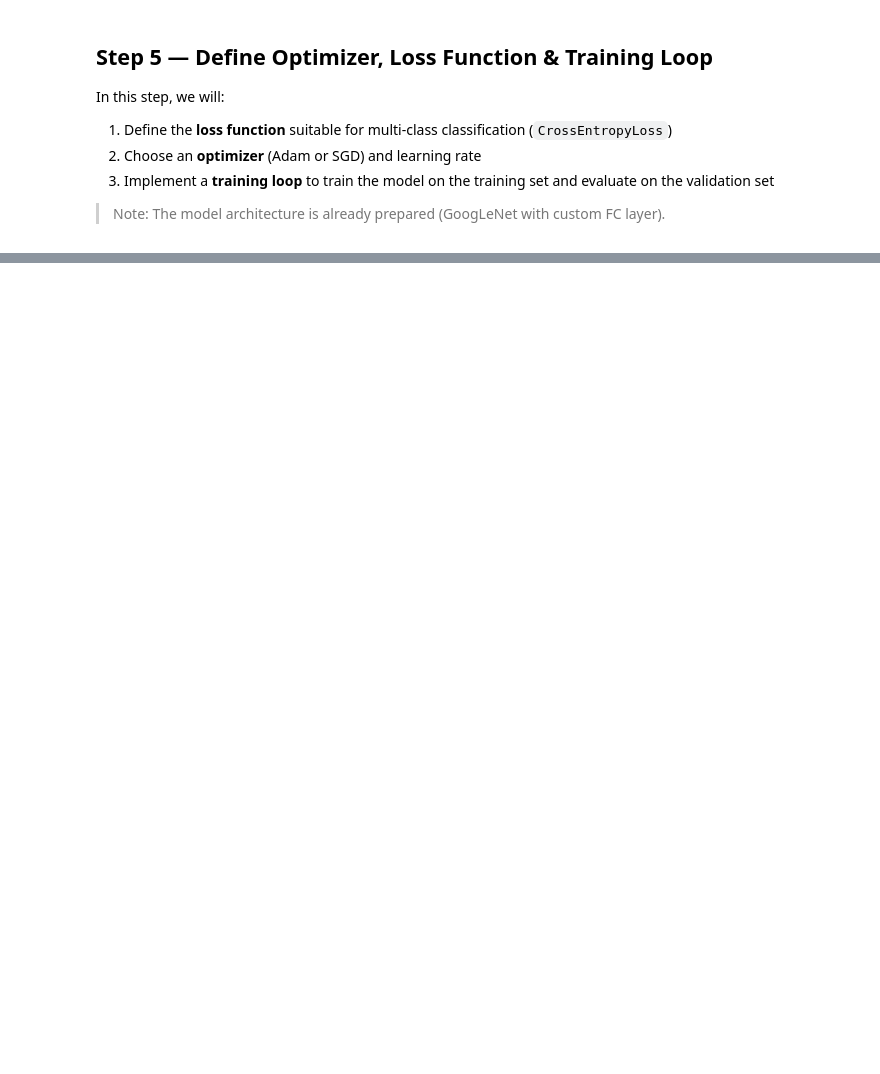
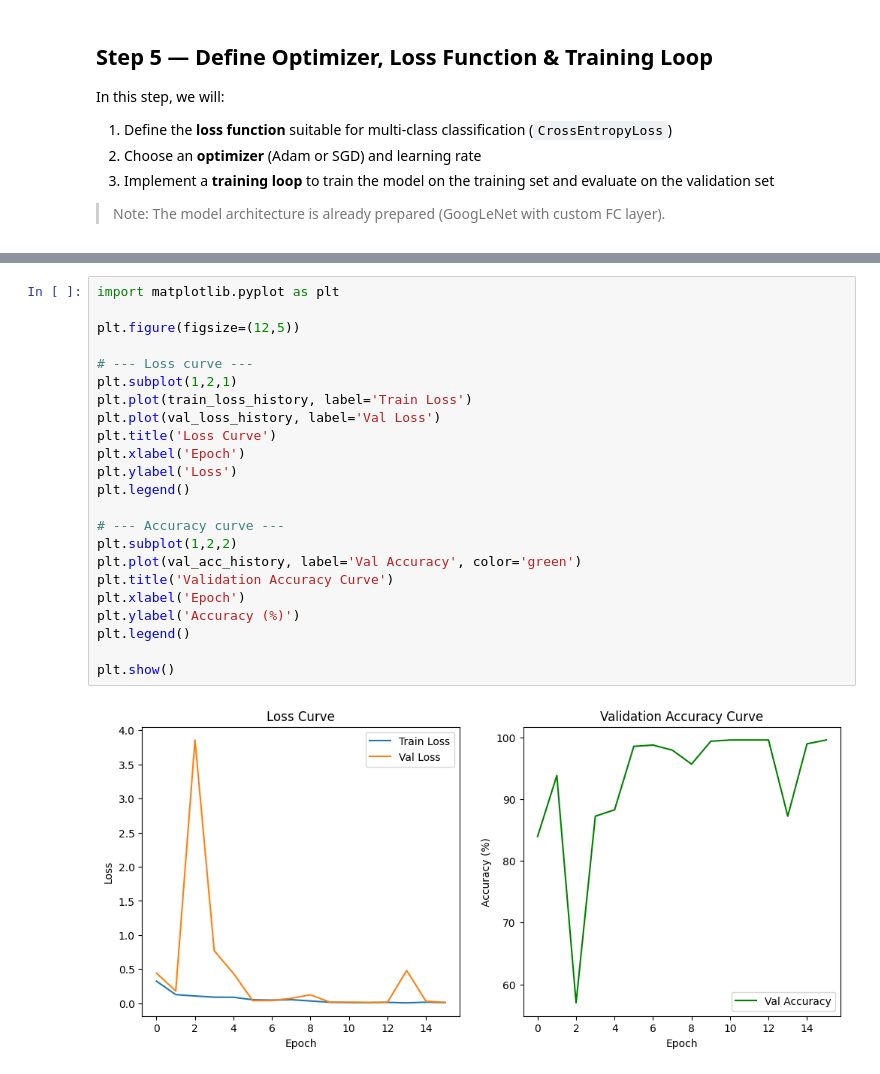
Before and after one commit to laamiri-kaoutar/MultiModal-Diagnosis-AI, a Jupyter notebook: notebooks/model_training.ipynb, the cells around one changed output, grey strips where cells are left out. Saved outputs shown, nothing was run; the diff lists cells and outputs as text; blank space fills up the shorter version.

```diff
--- a/notebooks/model_training.ipynb
+++ b/notebooks/model_training.ipynb
@@ -147,0 +204,25 @@ print(" Training complete.")
+# %%
+import matplotlib.pyplot as plt
+
+plt.figure(figsize=(12,5))
+
+# --- Loss curve ---
+plt.subplot(1,2,1)
+plt.plot(train_loss_history, label='Train Loss')
+plt.plot(val_loss_history, label='Val Loss')
+plt.title('Loss Curve')
+plt.xlabel('Epoch')
+plt.ylabel('Loss')
+plt.legend()
+
+# --- Accuracy curve ---
+plt.subplot(1,2,2)
+plt.plot(val_acc_history, label='Val Accuracy', color='green')
+plt.title('Validation Accuracy Curve')
+plt.xlabel('Epoch')
+plt.ylabel('Accuracy (%)')
+plt.legend()
+
+plt.show()
+# %% [output]
+[figure, added]
```
Also changed, not shown: parts of 4 cells of this notebook, 5 other files.
